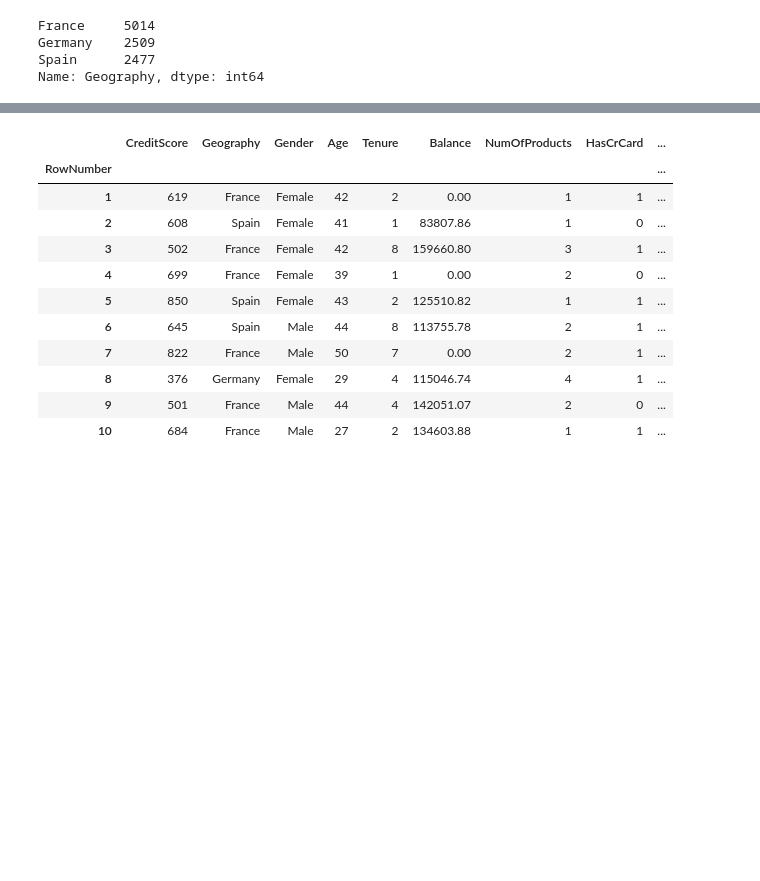
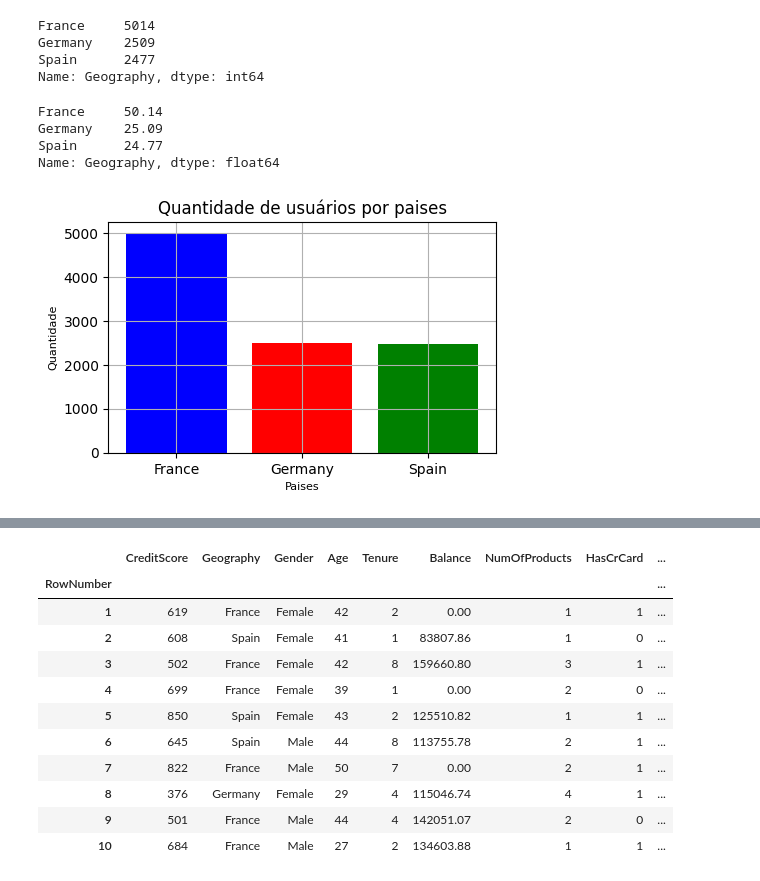
Before and after one commit to nathanmss/ADA_letscode_suzano, a Jupyter notebook: aula2.ipynb, the cells around one changed output, grey strips where cells are left out. Saved outputs shown, nothing was run; the diff lists cells and outputs as text; code cells hidden in the pictures; blank space fills up the shorter version.

Commit message:
Update aula2.ipynb
Primeiro contato com graficos, adicionei grafico de barra da quantidade de clientes que sairam

```diff
--- a/aula2.ipynb
+++ b/aula2.ipynb
@@ -22,3 +49,24 @@ France     5014
 Germany    2509
 Spain      2477
 Name: Geography, dtype: int64
+# %%
+df_churn_porcentagem = (df_churn.Geography.value_counts() / df_churn.Geography.value_counts().sum()) * 100
+df_churn_porcentagem.head()
+# %% [output]
+France     50.14
+Germany    25.09
+Spain      24.77
+Name: Geography, dtype: float64
+# %%
+labels = ['France', 'Germany', 'Spain']
+vals = df_churn.Geography.value_counts()
+fig, ax = plt.subplots(figsize=(5, 3))
+ax.bar(labels, vals, color=['blue', 'red', 'green'])
+ax.set_title('Quantidade de usuários por paises', fontsize=12)
+
+ax.set_ylabel('Quantidade', fontsize=8)
+ax.set_xlabel('Paises', fontsize=8)
+ax.grid()
+plt.show()
+# %% [output]
+[figure, added]
```
Also changed, not shown: parts of 22 cells of this notebook.
